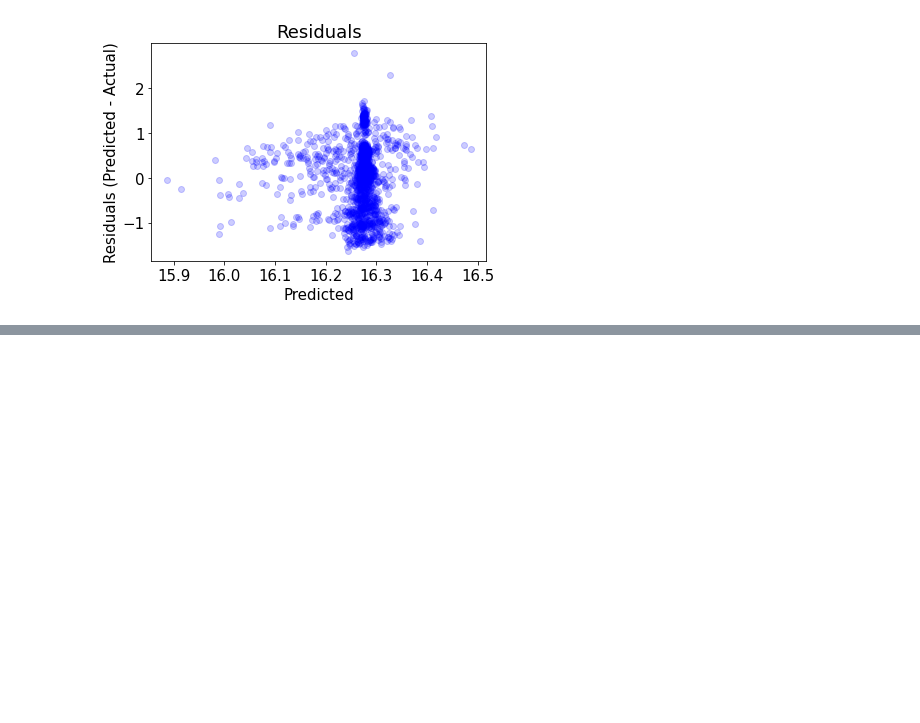
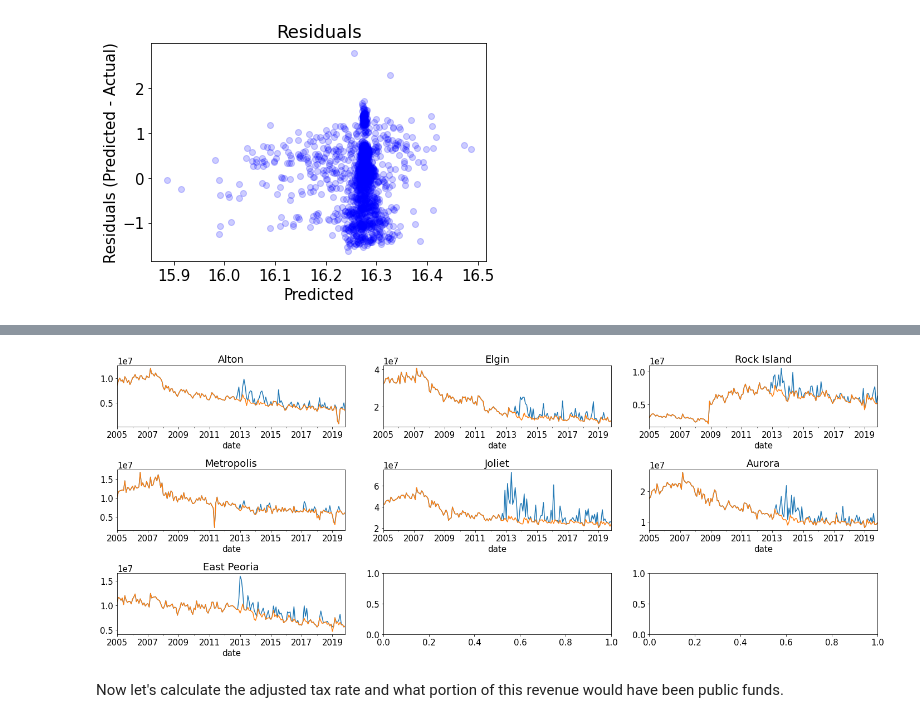
Before and after one commit to joelsewhere/illinois-gaming, a Jupyter notebook: notebooks/mvp.ipynb, the cells around one changed output, grey strips where cells are left out. Drawn from its saved outputs; the diff is of its cells as text; code cells hidden in the pictures; blank space fills up the shorter version.

```diff
--- a/notebooks/mvp.ipynb
+++ b/notebooks/mvp.ipynb
@@ -789,0 +791,44 @@ This model finds that on average a 1 standard deviation increase in the number o
+# %%
+def adjusted_revenue(row, n_1,n_2):
+    revenue = row.casino_agr
+    change = n_1.terminal_count - n_2.terminal_count
+    if change > 0:
+        impact = change * revenue * .05
+    else:
+        impact = 0
+    return revenue + impact
+# %%
+counter_factual = pd.DataFrame()
+for municipality in modeling_data.municipality.unique():
+    frame = modeling_data[modeling_data.municipality == municipality]
+    frame = frame.sort_values(by='date')
+    frame.reset_index(drop=True, inplace=True)
+    frame['adjusted_agr'] = 0.0
+    for idx, row in frame.iterrows():
+        if idx == 0 or idx == 1:
+            frame.at[idx, 'counter_factual'] = np.nan
+        n_1 = frame.iloc[idx-1]
+        n_2 = frame.iloc[idx-2]
+        update = adjusted_revenue(row, n_1, n_2)
+        frame.at[idx, 'adjusted_agr'] = update
+    counter_factual = counter_factual.append(frame)
+# %%
+rows = 3
+columns = 3
+
+fig, axes = plt.subplots(rows, columns, figsize=(20,8))
+for idx in range(len(towns)):
+    row, col = subplot_map(idx, columns)
+    ax = axes[row, col]
+    counter_factual[counter_factual.municipality == towns[idx]]\
+            .set_index('date').adjusted_agr.loc['2005':]\
+            .plot(label='Adjusted', ax=ax)
+    counter_factual[counter_factual.municipality == towns[idx]]\
+            .set_index('date').casino_agr.loc['2005':].plot(ax = ax, label='Real')
+
+    ax.set_title(towns[idx]);
+fig.tight_layout()
+# %% [output]
+[figure, added]
+# %% [markdown]
+Now let's calculate the adjusted tax rate and what portion of this revenue would have been public funds.
```
Also changed, not shown: parts of 9 cells of this notebook.
